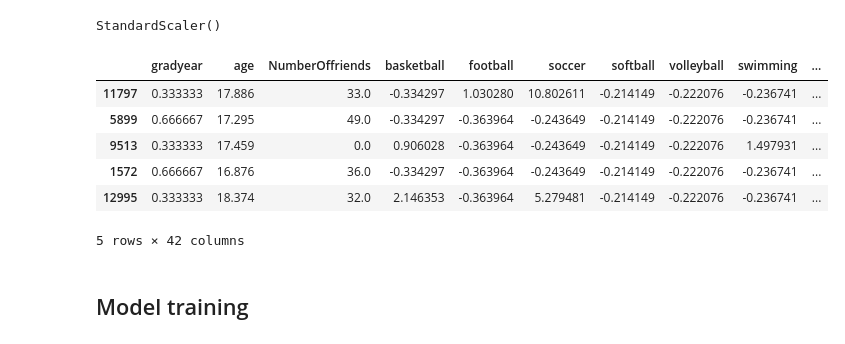
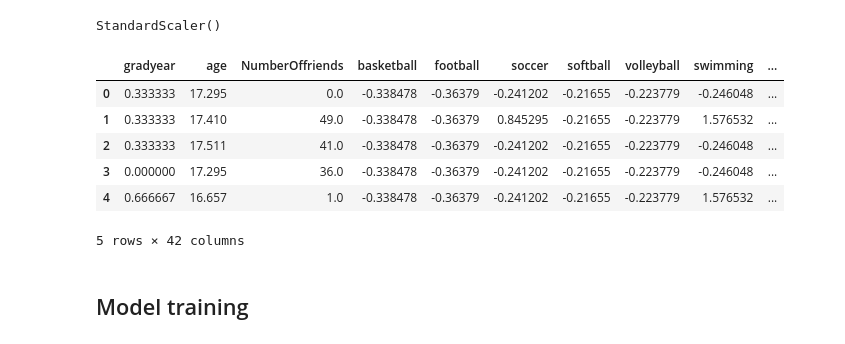
Before and after one commit to lam1910/social-media-preferences, a Jupyter notebook: model/notebook/cluster-friend-gropup.ipynb, the cells around one changed output. Cells and saved outputs as stored; diff of their text form; code cells hidden in the pictures.

```diff
--- a/model/notebook/cluster-friend-gropup.ipynb
+++ b/model/notebook/cluster-friend-gropup.ipynb
@@ -182,10 +184,8 @@ ohe_res_test = ohe.transform(X_test.loc[:, one_hot_cols])
 # %%
 # drop old columns
-X_train = X_train.drop(one_hot_cols, axis=1)
-X_test = X_test.drop(one_hot_cols, axis=1)
+X = X.drop(one_hot_cols, axis=1)
 # add new categorical columns
-X_train = pd.concat([X_train, ohe_res_train], axis=1)
-X_test = pd.concat([X_test, ohe_res_test], axis=1)
+X = pd.concat([X, ohe_res_train], axis=1)
 # %% [markdown]
 ### Scale feature
 # %%
@@ -198,32 +198,27 @@ sts = StandardScaler()
 mms.set_output(transform='pandas')
 sts.set_output(transform='pandas')
 
-mms.fit(X_train.loc[:, ['gradyear']])
+mms.fit(X.loc[:, ['gradyear']])
 # the first 2 columns are gradyear, gender
-sts.fit(X_train.loc[:, list(dtype_dict.keys())[4:]])
+sts.fit(X.loc[:, list(dtype_dict.keys())[4:]])
 # %% [output]
 StandardScaler()
 # %%
 # Transfrom
-mms_res_train = mms.transform(X_train.loc[:, ['gradyear']])
-mms_res_test = mms.transform(X_test.loc[:, ['gradyear']])
-
-sts_res_train = sts.transform(X_train.loc[:, list(dtype_dict.keys())[4:]])
-sts_res_test = sts.transform(X_test.loc[:, list(dtype_dict.keys())[4:]])
+mms_res_train = mms.transform(X.loc[:, ['gradyear']])
+sts_res_train = sts.transform(X.loc[:, list(dtype_dict.keys())[4:]])
 # %%
-X_train['gradyear'] = mms_res_train
-X_test['gradyear'] = mms_res_test
-X_train[list(dtype_dict.keys())[4:]] = sts_res_train
-X_test[list(dtype_dict.keys())[4:]] = sts_res_test
+X['gradyear'] = mms_res_train
+X[list(dtype_dict.keys())[4:]] = sts_res_train
 # %%
-X_train.head()
+X.head()
 # %% [output]
 |  | gradyear | age | NumberOffriends | basketball | football | soccer | softball | volleyball | swimming | ... |
-| 11797 | 0.333333 | 17.886 | 33.0 | -0.334297 | 1.030280 | 10.802611 | -0.214149 | -0.222076 | -0.236741 | ... |
-| 5899 | 0.666667 | 17.295 | 49.0 | -0.334297 | -0.363964 | -0.243649 | -0.214149 | -0.222076 | -0.236741 | ... |
-| 9513 | 0.333333 | 17.459 | 0.0 | 0.906028 | -0.363964 | -0.243649 | -0.214149 | -0.222076 | 1.497931 | ... |
-| 1572 | 0.666667 | 16.876 | 36.0 | -0.334297 | -0.363964 | -0.243649 | -0.214149 | -0.222076 | -0.236741 | ... |
-| 12995 | 0.333333 | 18.374 | 32.0 | 2.146353 | -0.363964 | 5.279481 | -0.214149 | -0.222076 | -0.236741 | ... |
+| 0 | 0.333333 | 17.295 | 0.0 | -0.338478 | -0.36379 | -0.241202 | -0.21655 | -0.223779 | -0.246048 | ... |
+| 1 | 0.333333 | 17.410 | 49.0 | -0.338478 | -0.36379 | 0.845295 | -0.21655 | -0.223779 | 1.576532 | ... |
+| 2 | 0.333333 | 17.511 | 41.0 | -0.338478 | -0.36379 | -0.241202 | -0.21655 | -0.223779 | -0.246048 | ... |
+| 3 | 0.000000 | 17.295 | 36.0 | -0.338478 | -0.36379 | -0.241202 | -0.21655 | -0.223779 | -0.246048 | ... |
+| 4 | 0.666667 | 16.657 | 1.0 | -0.338478 | -0.36379 | -0.241202 | -0.21655 | -0.223779 | 1.576532 | ... |
 5 rows × 42 columns
 # %% [markdown]
 ## Model training
```
Also changed, not shown: parts of 17 cells of this notebook.
